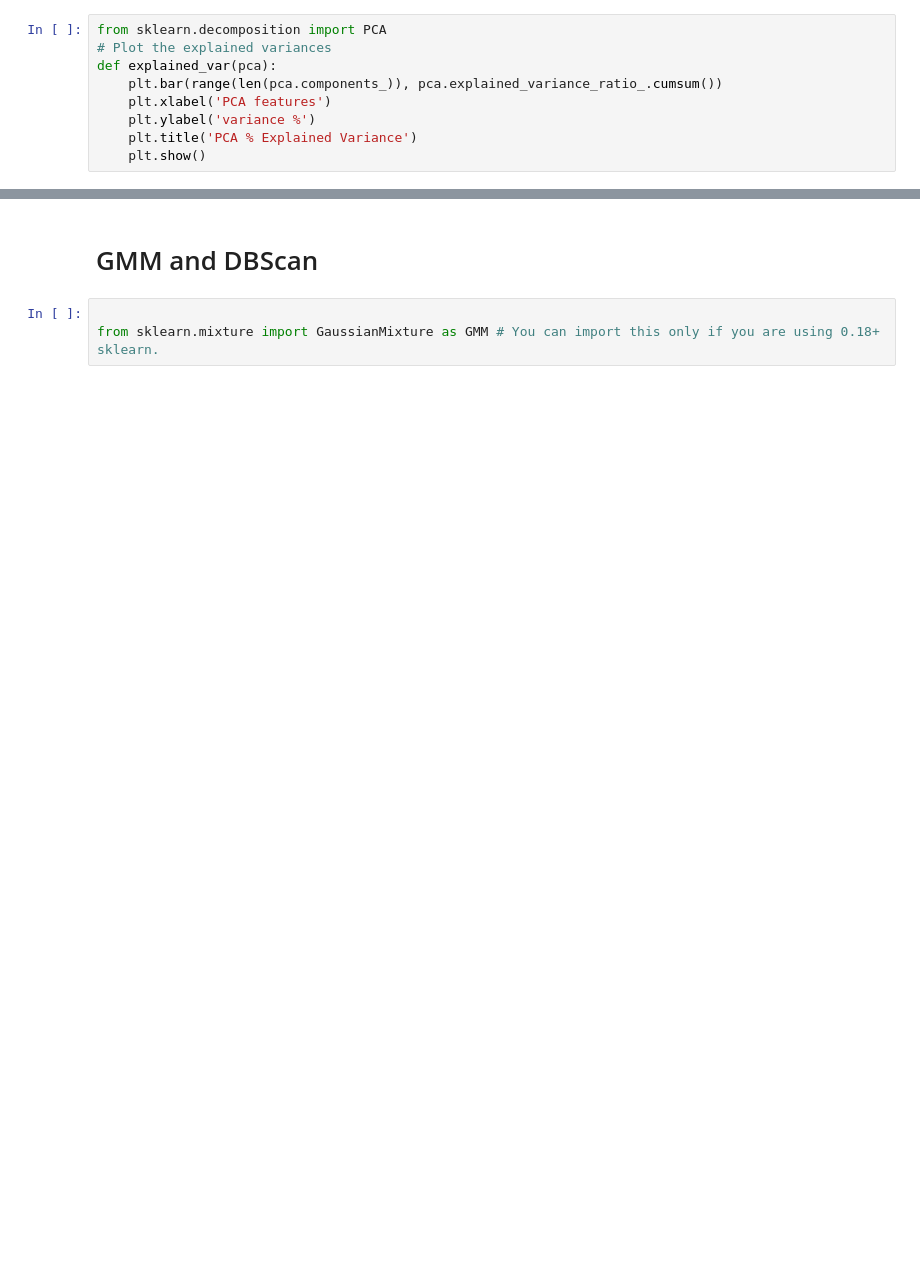
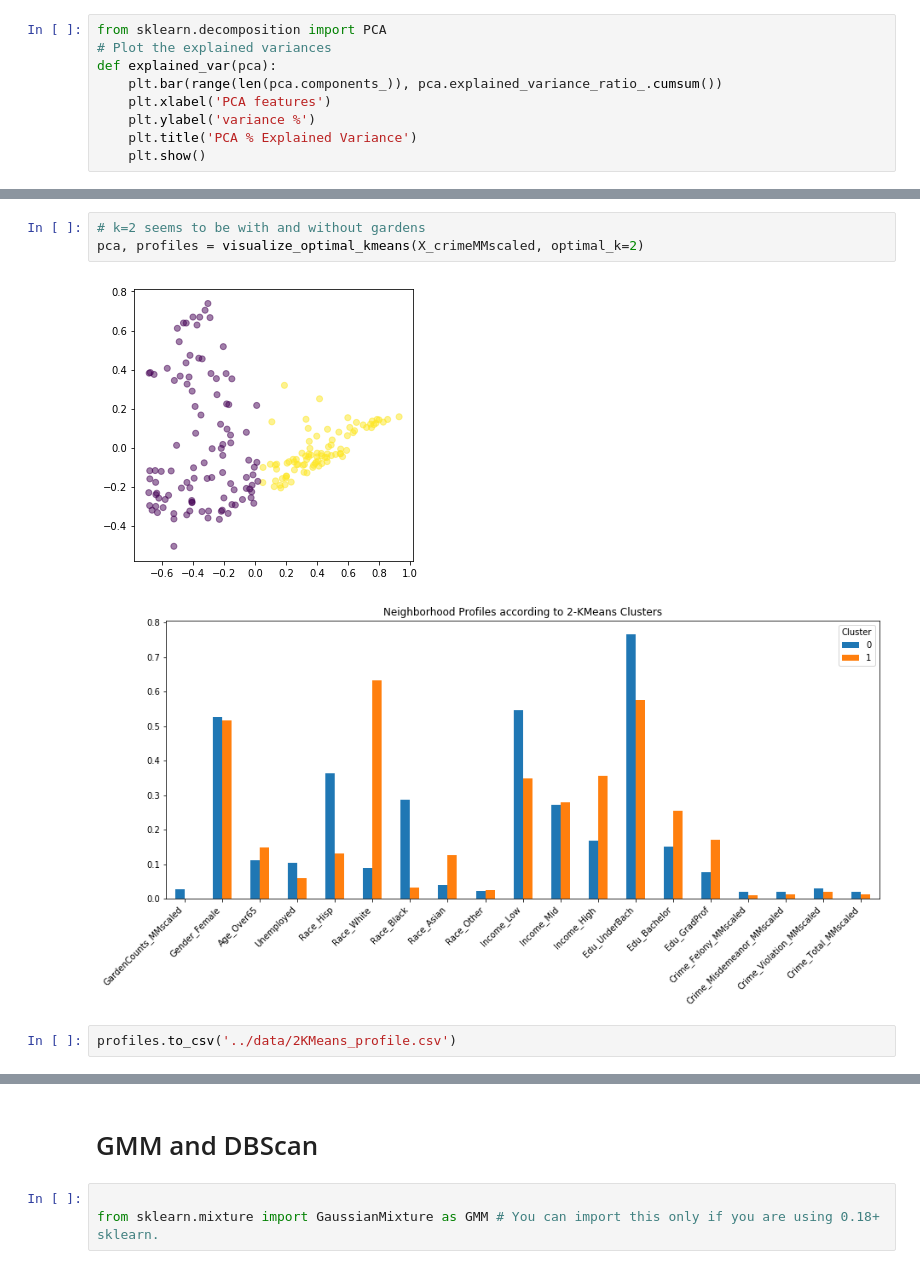
Before and after one commit to leonaisabelle/CUSP-ADS-Project, a Jupyter notebook: modelling_notebooks/Clustering.ipynb, the cells around one changed output, grey strips where cells are left out. Drawn from its saved outputs; the diff is of its cells as text; blank space fills up the shorter version.

```diff
--- a/modelling_notebooks/Clustering.ipynb
+++ b/modelling_notebooks/Clustering.ipynb
@@ -215,0 +141,8 @@ explained_var(pca)
+# %%
+# k=2 seems to be with and without gardens
+pca, profiles = visualize_optimal_kmeans(X_crimeMMscaled, optimal_k=2)
+# %% [output]
+[figure, added]
+[figure, added]
+# %%
+profiles.to_csv('../data/2KMeans_profile.csv')
```
Also changed, not shown: parts of 60 cells of this notebook.
